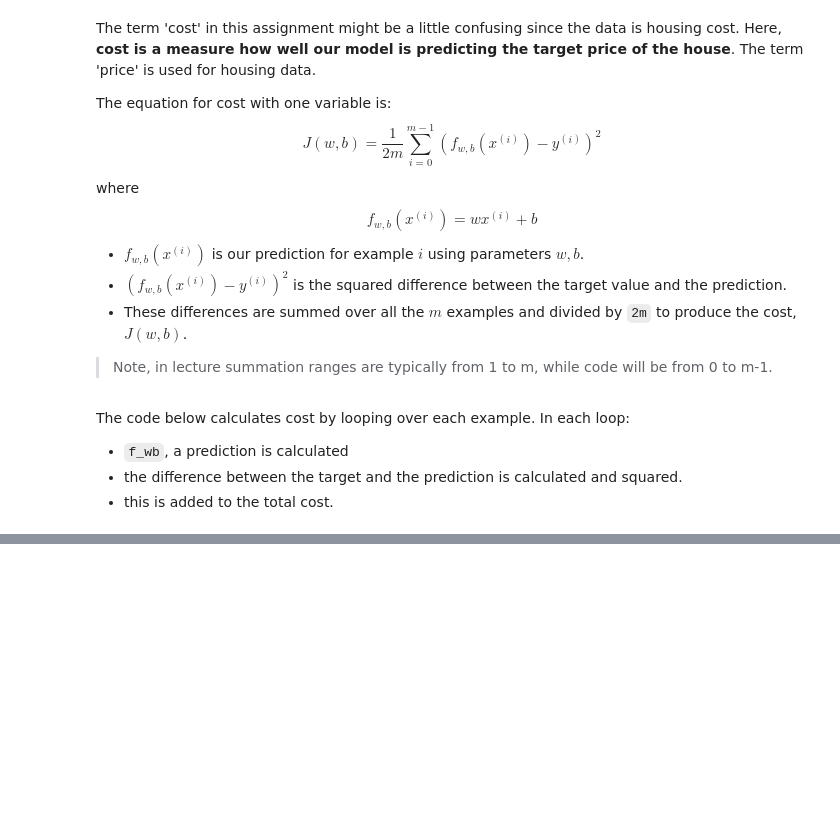
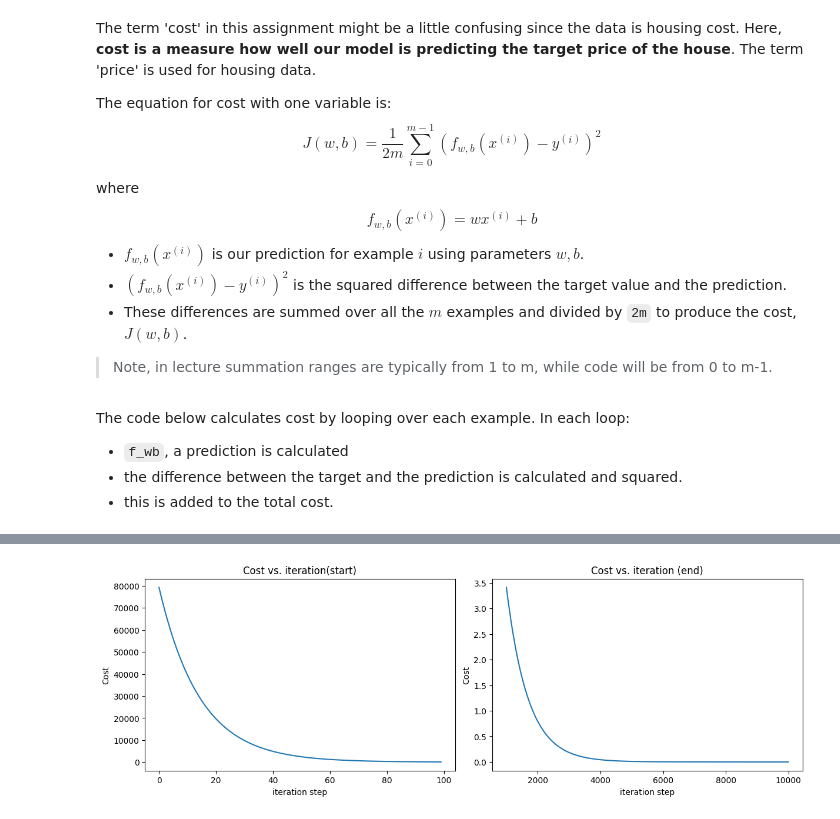
Before and after one commit to spurschke98/Course-Notes-and-Examples, a Jupyter notebook: Supervised Machine Learning: Regression and Classification /Week 1: Intro to Machine Learning/week1.ipynb, the cells around one changed output, grey strips where cells are left out. Drawn from its saved outputs; the diff is of its cells as text; code cells hidden in the pictures; blank space fills up the shorter version.

```diff
--- a/Supervised Machine Learning: Regression and Classification /Week 1: Intro to Machine Learning/week1.ipynb
+++ b/Supervised Machine Learning: Regression and Classification /Week 1: Intro to Machine Learning/week1.ipynb
@@ -199,0 +314,11 @@ def compute_cost(x, y, w, b):
+# %%
+# initialize parameters
+w_init = 0
+b_init = 0
+# some gradient descent settings
+iterations = 10000
+tmp_alpha = 1.0e-2
+# run gradient descent
+w_final, b_final, J_hist, p_hist = gradient_descent(x_train ,y_train, w_init, b_init, tmp_alpha,
+                                                    iterations, compute_cost, compute_gradient)
+print(f"(w,b) found by gradient descent: ({w_final:8.4f},{b_final:8.4f})")
@@ -199,0 +340,11 @@ def compute_cost(x, y, w, b):
+# %%
+# plot cost versus iteration
+fig, (ax1, ax2) = plt.subplots(1, 2, constrained_layout=True, figsize=(12,4))
+ax1.plot(J_hist[:100])
+ax2.plot(1000 + np.arange(len(J_hist[1000:])), J_hist[1000:])
+ax1.set_title("Cost vs. iteration(start)");  ax2.set_title("Cost vs. iteration (end)")
+ax1.set_ylabel('Cost')            ;  ax2.set_ylabel('Cost')
+ax1.set_xlabel('iteration step')  ;  ax2.set_xlabel('iteration step')
+plt.show()
+# %% [output]
+[figure, added]
```
Also changed, not shown: parts of 11 cells of this notebook.
